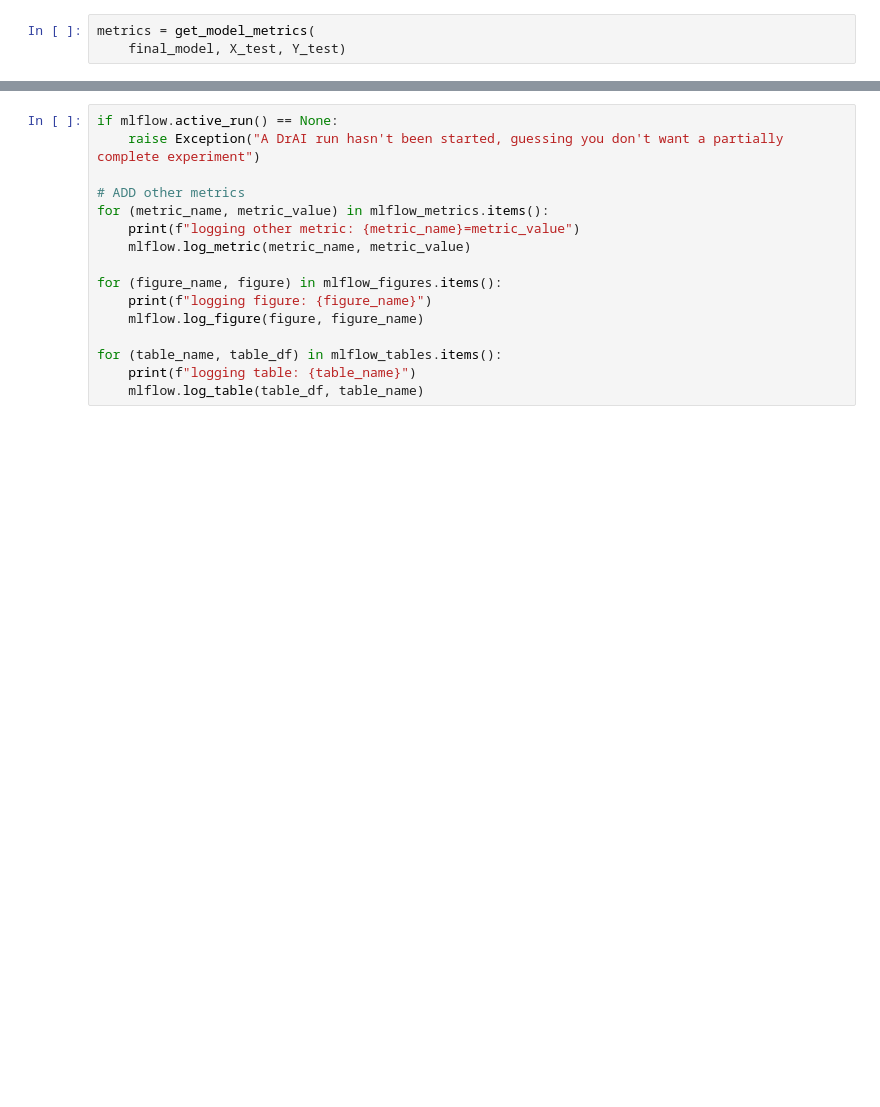
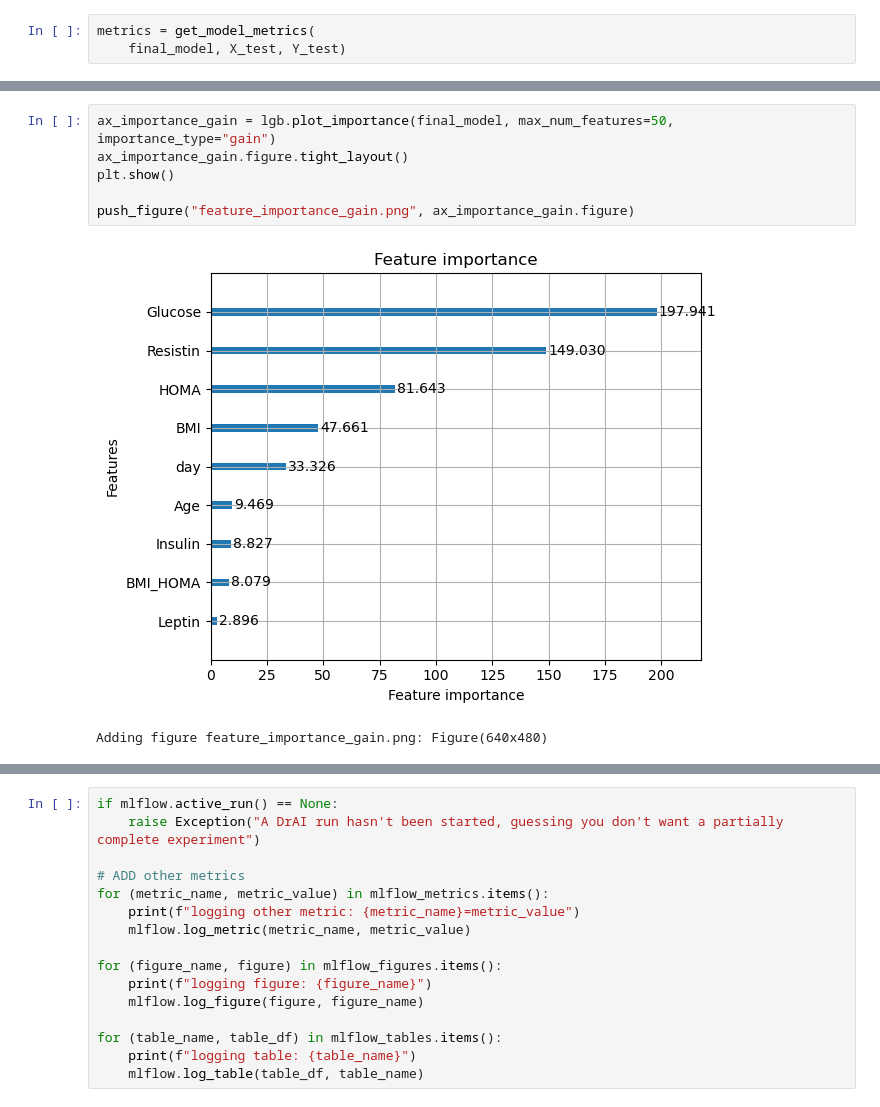
Before and after one commit to Kayewankaranjia/CancerClassification, a Jupyter notebook: src/train.ipynb, the cells around one changed output, grey strips where cells are left out. Drawn from its saved outputs; the diff is of its cells as text; blank space fills up the shorter version.

```diff
--- a/src/train.ipynb
+++ b/src/train.ipynb
@@ -206,3 +303,12 @@ for (metric_name, metric_value) in metrics.items():
+# %%
+ax_importance_gain = lgb.plot_importance(final_model, max_num_features=50, importance_type="gain")
+ax_importance_gain.figure.tight_layout()
+plt.show()
+
+push_figure("feature_importance_gain.png", ax_importance_gain.figure)
+# %% [output]
+[figure, added]
+Adding figure feature_importance_gain.png: Figure(640x480)
 # %%
 print(f"registering model as: {full_model_name}")
 autolog_run = mlflow.last_active_run()
```
Also changed, not shown: parts of 11 cells of this notebook, 5 other files.
